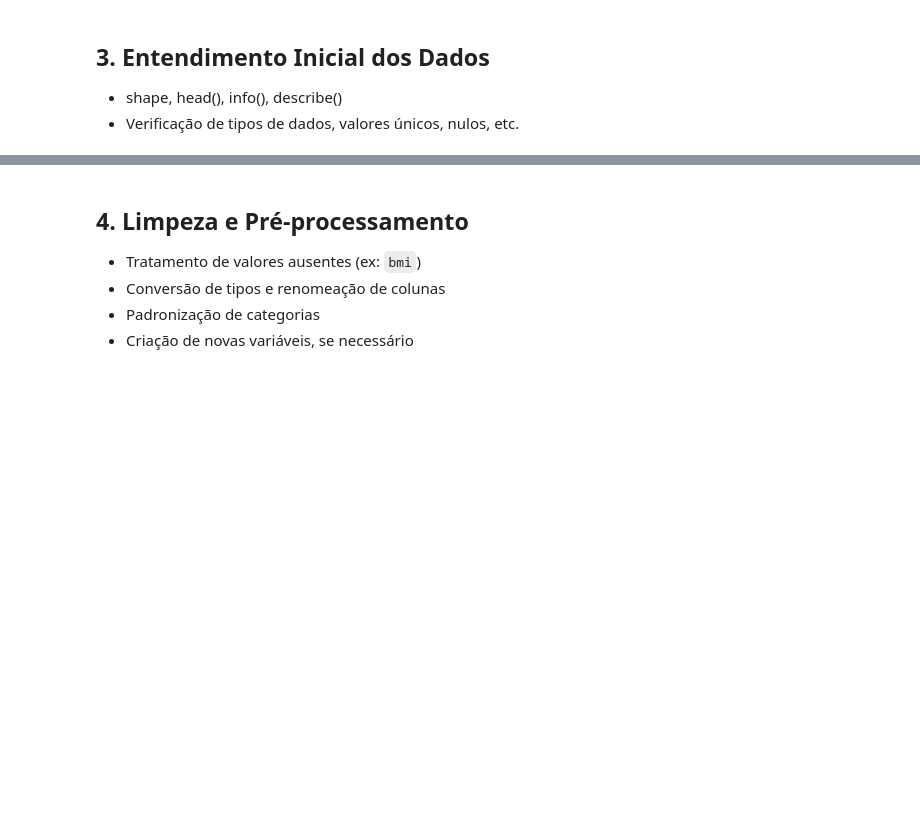
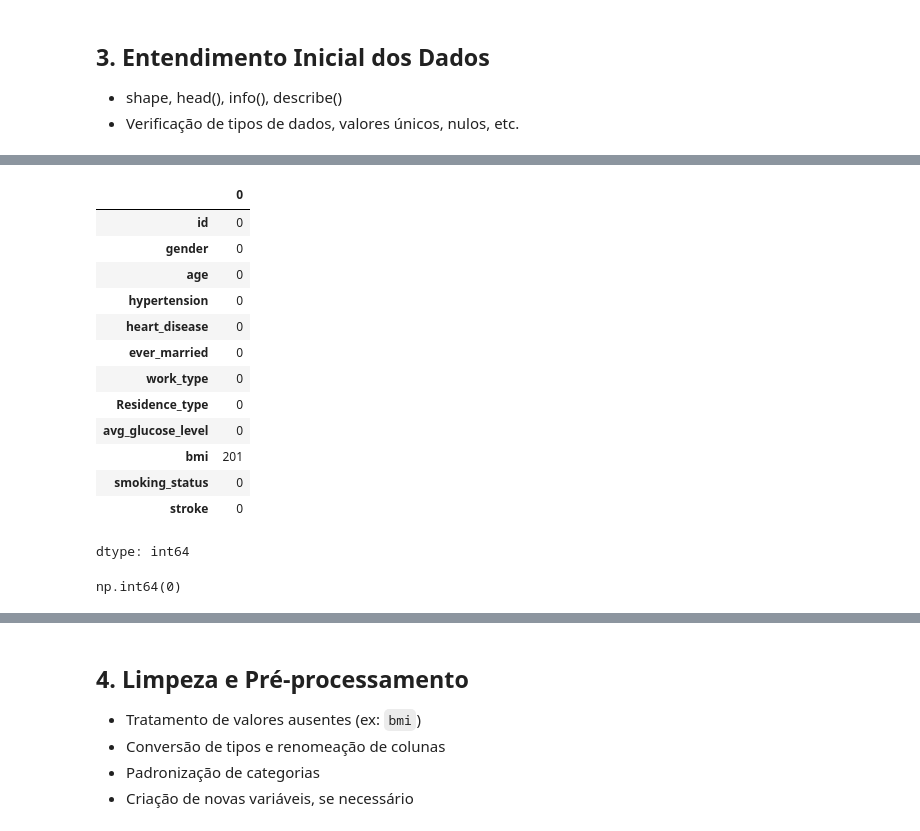
Before and after one commit to danoliveiraed/portfolio-projects, a Jupyter notebook: stroke-risk-analysis/notebooks/stroke_analysis.ipynb, the cells around one changed output, grey strips where cells are left out. Cells and saved outputs as stored; diff of their text form; code cells hidden in the pictures; blank space fills up the shorter version.

```diff
--- a/stroke-risk-analysis/notebooks/stroke_analysis.ipynb
+++ b/stroke-risk-analysis/notebooks/stroke_analysis.ipynb
@@ -12,0 +58,23 @@
+# %%
+#verificando dados nulos
+dado.isnull().sum()
+# %% [output]
+|  | 0 |
+| id | 0 |
+| gender | 0 |
+| age | 0 |
+| hypertension | 0 |
+| heart_disease | 0 |
+| ever_married | 0 |
+| work_type | 0 |
+| Residence_type | 0 |
+| avg_glucose_level | 0 |
+| bmi | 201 |
+| smoking_status | 0 |
+| stroke | 0 |
+dtype: int64
+# %%
+#verificando dados duplicados
+dado.duplicated().sum()
+# %% [output]
+np.int64(0)
```
Also changed, not shown: parts of 6 cells of this notebook.
